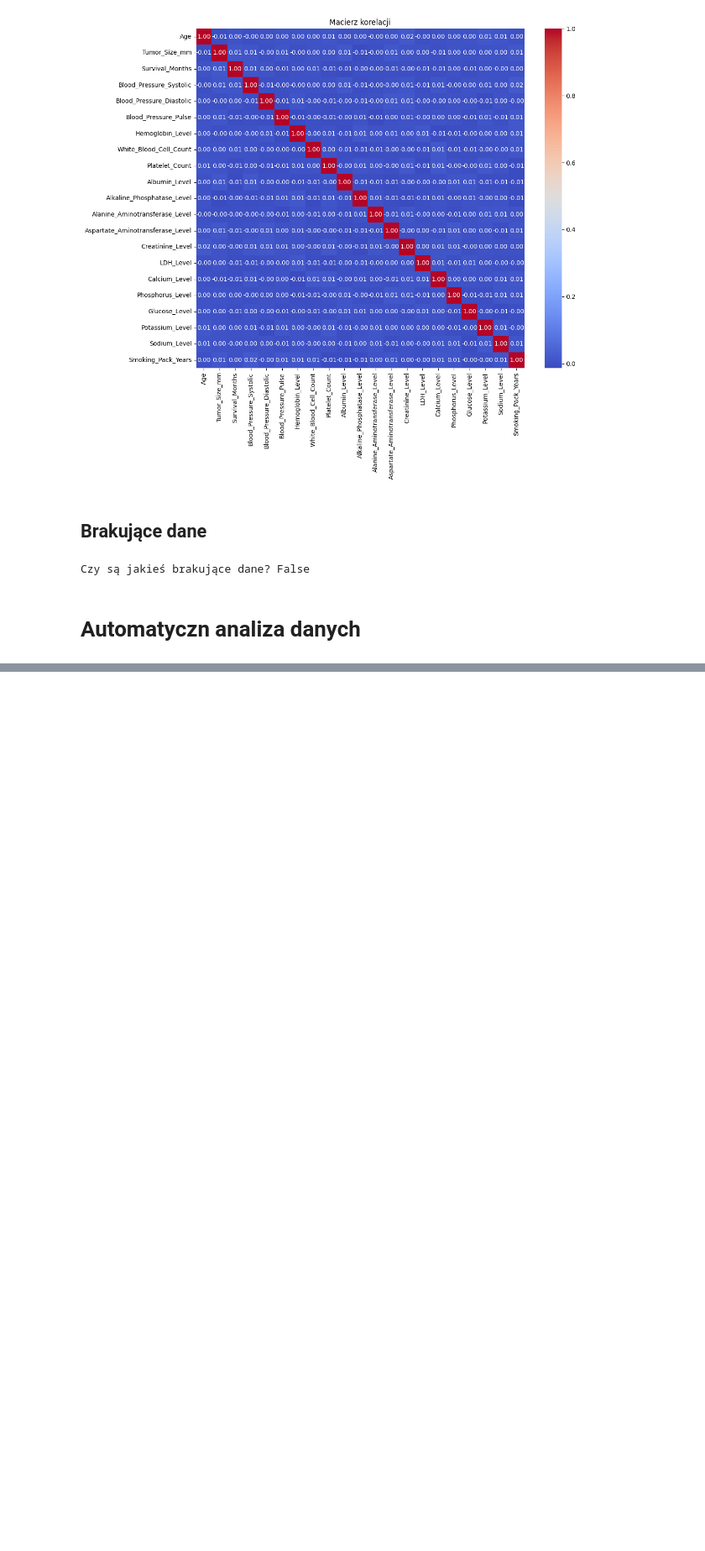
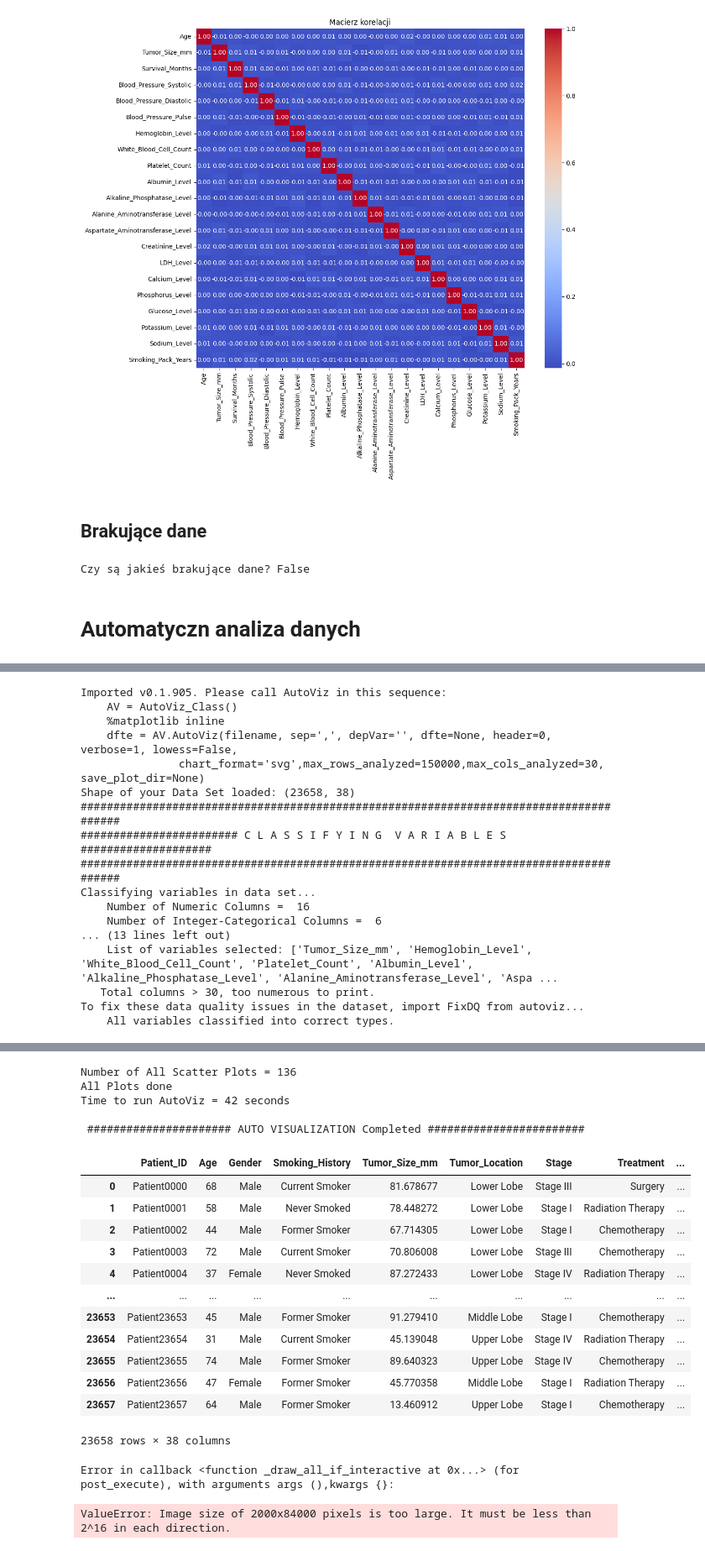
Before and after one commit to AleksandraDemidziuk/s25241_Lung-Cancer-Prediction, a Jupyter notebook: Analizying_data_set.ipynb, the cells around one changed output, grey strips where cells are left out. Shown at 84% size. Cells and saved outputs as stored; diff of their text form; code cells hidden in the pictures; blank space fills up the shorter version.

Commit message:
Added auto analizying

```diff
--- a/Analizying_data_set.ipynb
+++ b/Analizying_data_set.ipynb
@@ -150,0 +138,23 @@ AttributeError: module 'numpy' has no attribute 'VisibleDeprecationWarning'
+# %%
+from autoviz.AutoViz_Class import AutoViz_Class
+
+AV = AutoViz_Class()
+AV.AutoViz(path)
+# %% [output]
+Imported v0.1.905. Please call AutoViz in this sequence:
+    AV = AutoViz_Class()
+    %matplotlib inline
+    dfte = AV.AutoViz(filename, sep=',', depVar='', dfte=None, header=0, verbose=1, lowess=False,
+               chart_format='svg',max_rows_analyzed=150000,max_cols_analyzed=30, save_plot_dir=None)
+Shape of your Data Set loaded: (23658, 38)
+#######################################################################################
+######################## C L A S S I F Y I N G  V A R I A B L E S  ####################
+#######################################################################################
+Classifying variables in data set...
+    Number of Numeric Columns =  16
+    Number of Integer-Categorical Columns =  6
+... (13 lines left out)
+    List of variables selected: ['Tumor_Size_mm', 'Hemoglobin_Level', 'White_Blood_Cell_Count', 'Platelet_Count', 'Albumin_Level', 'Alkaline_Phosphatase_Level', 'Alanine_Aminotransferase_Level', 'Aspa ...
+   Total columns > 30, too numerous to print.
+To fix these data quality issues in the dataset, import FixDQ from autoviz...
+    All variables classified into correct types.
@@ -150,0 +178,20 @@ AttributeError: module 'numpy' has no attribute 'VisibleDeprecationWarning'
+Number of All Scatter Plots = 136
+All Plots done
+Time to run AutoViz = 42 seconds
+
+ ###################### AUTO VISUALIZATION Completed ########################
+|  | Patient_ID | Age | Gender | Smoking_History | Tumor_Size_mm | Tumor_Location | Stage | Treatment | ... |
+| 0 | Patient0000 | 68 | Male | Current Smoker | 81.678677 | Lower Lobe | Stage III | Surgery | ... |
+| 1 | Patient0001 | 58 | Male | Never Smoked | 78.448272 | Lower Lobe | Stage I | Radiation Therapy | ... |
+| 2 | Patient0002 | 44 | Male | Former Smoker | 67.714305 | Lower Lobe | Stage I | Chemotherapy | ... |
+| 3 | Patient0003 | 72 | Male | Current Smoker | 70.806008 | Lower Lobe | Stage III | Chemotherapy | ... |
+| 4 | Patient0004 | 37 | Female | Never Smoked | 87.272433 | Lower Lobe | Stage IV | Radiation Therapy | ... |
+| ... | ... | ... | ... | ... | ... | ... | ... | ... | ... |
+| 23653 | Patient23653 | 45 | Male | Former Smoker | 91.279410 | Middle Lobe | Stage I | Chemotherapy | ... |
+| 23654 | Patient23654 | 31 | Male | Current Smoker | 45.139048 | Upper Lobe | Stage IV | Radiation Therapy | ... |
+| 23655 | Patient23655 | 74 | Male | Former Smoker | 89.640323 | Upper Lobe | Stage IV | Chemotherapy | ... |
+| 23656 | Patient23656 | 47 | Female | Former Smoker | 45.770358 | Middle Lobe | Stage I | Radiation Therapy | ... |
+| 23657 | Patient23657 | 64 | Male | Former Smoker | 13.460912 | Upper Lobe | Stage I | Chemotherapy | ... |
+23658 rows × 38 columns
+Error in callback <function _draw_all_if_interactive at 0x...> (for post_execute), with arguments args (),kwargs {}:
+ValueError: Image size of 2000x84000 pixels is too large. It must be less than 2^16 in each direction.
```
Also changed, not shown: parts of 3 cells of this notebook, 1 other file.
